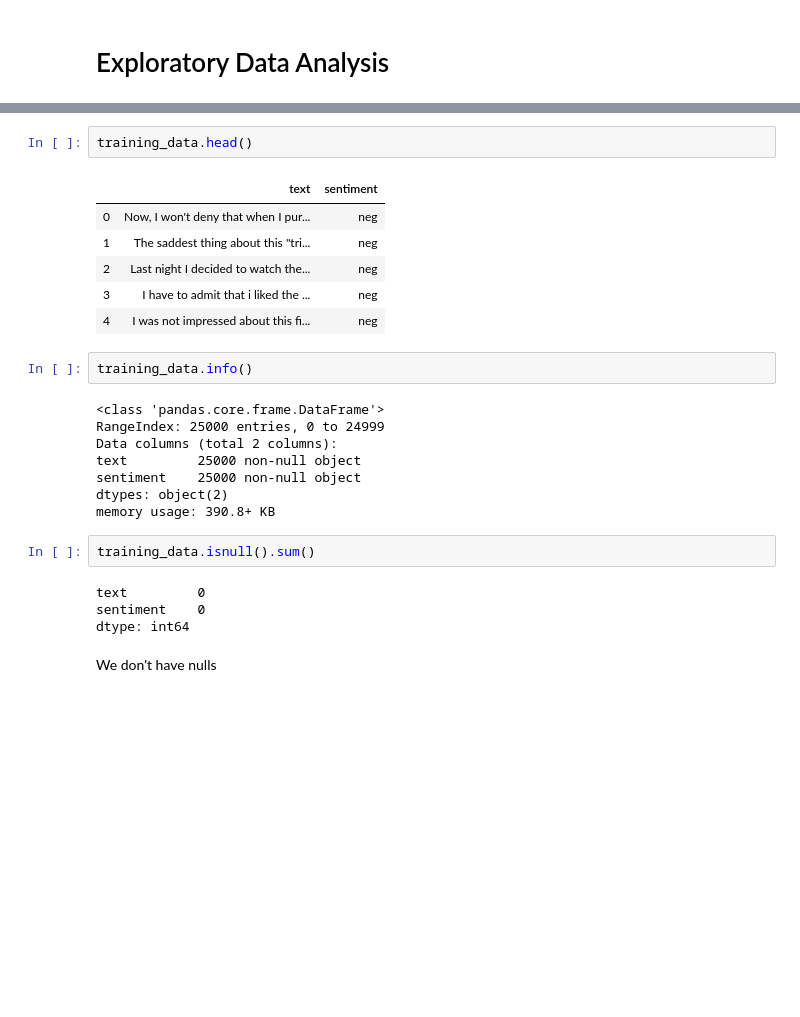
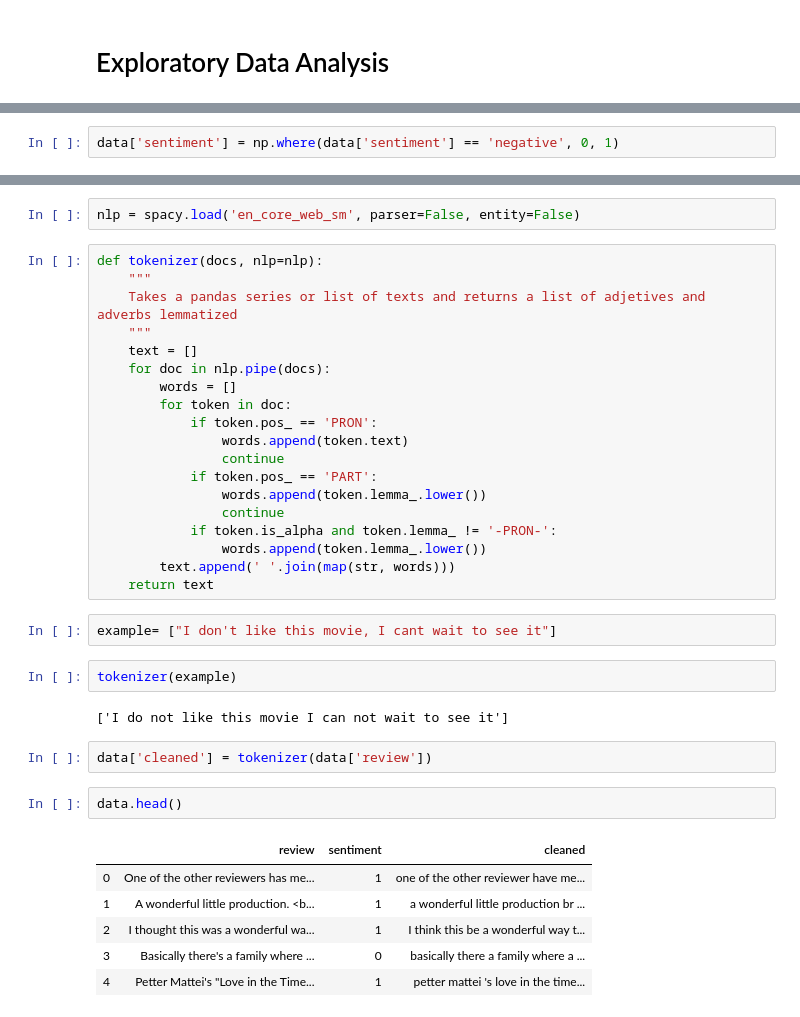
Before and after one commit to JCMorente94/TextCNN-Model-for-IMDb-reviews, a Jupyter notebook: NLP IMBD reviews.ipynb, the cells around one changed output, grey strips where cells are left out. Drawn from its saved outputs; the diff is of its cells as text; blank space fills up the shorter version.

```diff
--- a/NLP IMBD reviews.ipynb
+++ b/NLP IMBD reviews.ipynb
@@ -15,0 +46,2 @@ testing_data = pd.read_csv('test.csv')
+# %%
+data['sentiment'] = np.where(data['sentiment'] == 'negative', 0, 1)
@@ -16,27 +59,38 @@ testing_data = pd.read_csv('test.csv')
+# %%
+nlp = spacy.load('en_core_web_sm', parser=False, entity=False)
+# %%
+def tokenizer(docs, nlp=nlp):
+    """
+    Takes a pandas series or list of texts and returns a list of adjetives and adverbs lemmatized
+    """
+    text = []
+    for doc in nlp.pipe(docs):
+        words = []
+        for token in doc:
+            if token.pos_ == 'PRON':
+                words.append(token.text)
+                continue
+            if token.pos_ == 'PART':
+                words.append(token.lemma_.lower())
+                continue
+            if token.is_alpha and token.lemma_ != '-PRON-':
+                words.append(token.lemma_.lower())
+        text.append(' '.join(map(str, words)))
+    return text
+# %%
+example= ["I don't like this movie, I cant wait to see it"]
+# %%
+tokenizer(example)
+# %% [output]
+['I do not like this movie I can not wait to see it']
+# %%
+data['cleaned'] = tokenizer(data['review'])
 # %%
-training_data.head()
+data.head()
 # %% [output]
-|  | text | sentiment |
-| 0 | Now, I won't deny that when I pur... | neg |
-| 1 | The saddest thing about this "tri... | neg |
-| 2 | Last night I decided to watch the... | neg |
-| 3 | I have to admit that i liked the ... | neg |
-| 4 | I was not impressed about this fi... | neg |
+|  | review | sentiment | cleaned |
+| 0 | One of the other reviewers has me... | 1 | one of the other reviewer have me... |
+| 1 | A wonderful little production. <b... | 1 | a wonderful little production br ... |
+| 2 | I thought this was a wonderful wa... | 1 | I think this be a wonderful way t... |
+| 3 | Basically there's a family where ... | 0 | basically there a family where a ... |
+| 4 | Petter Mattei's "Love in the Time... | 1 | petter mattei 's love in the time... |
-# %%
-training_data.info()
-# %% [output]
-<class 'pandas.core.frame.DataFrame'>
-RangeIndex: 25000 entries, 0 to 24999
-Data columns (total 2 columns):
-text         25000 non-null object
-sentiment    25000 non-null object
-dtypes: object(2)
-memory usage: 390.8+ KB
-# %%
-training_data.isnull().sum()
-# %% [output]
-text         0
-sentiment    0
-dtype: int64
-# %% [markdown]
-We don't have nulls
```
Also changed, not shown: parts of 12 cells of this notebook, 1 other file.
